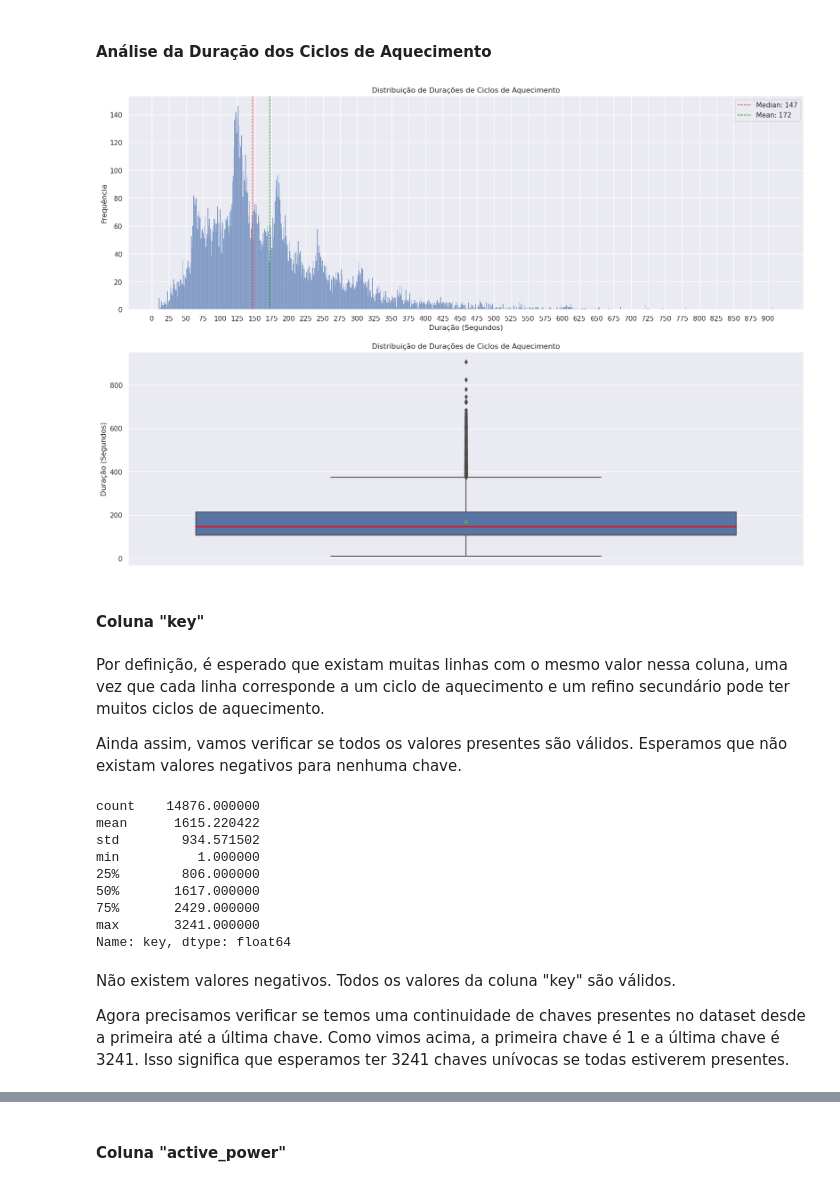
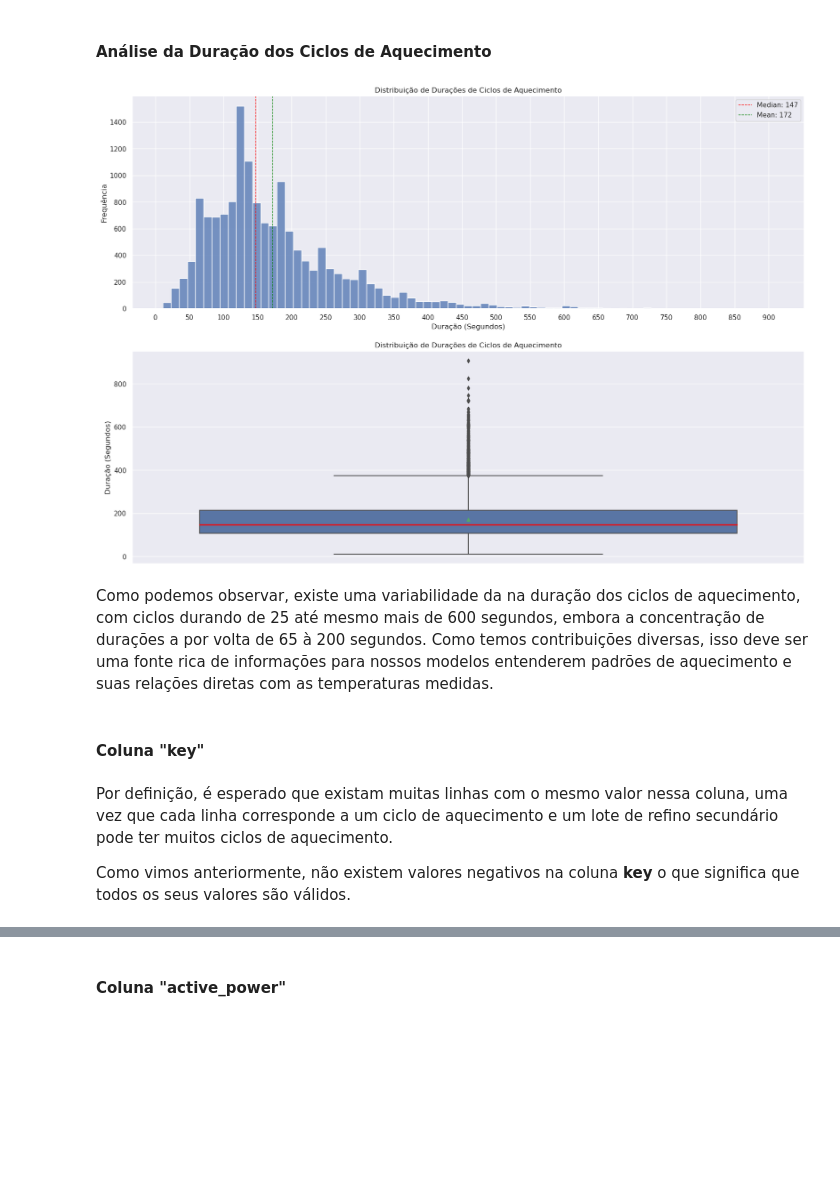
Before and after one commit to danendless/TT-Sprint17-FINAL-PROJECT, a Jupyter notebook: notebooks/steelproof_notebook_work_plan.ipynb, the cells around one changed output, grey strips where cells are left out. Saved outputs shown, nothing was run; the diff lists cells and outputs as text; code cells hidden in the pictures; blank space fills up the shorter version.

```diff
--- a/notebooks/steelproof_notebook_work_plan.ipynb
+++ b/notebooks/steelproof_notebook_work_plan.ipynb
@@ -329,66 +345,52 @@ data_arc_en['arc_heating_interval'] = (data_arc_en['arc_heating_end'] - data_arc
 # %%
 fig, axes = plt.subplots(2,1,figsize=(20,14))
 
-sns.histplot(data=data_arc_en,x='arc_heating_interval',ax=axes[0],discrete=True)
+sns.histplot(data=data_arc_en,x='arc_heating_interval',ax=axes[0],discrete=False,bins=75)
 
 axes[0].set_title("Distribuição de Durações de Ciclos de Aquecimento")
 axes[0].set_xlabel("Duração (Segundos)")
 axes[0].set_ylabel("Frequência")
 start = 0
 end = 900
-stepsize=25
+stepsize=50
 axes[0].set_xticks(np.arange(start,end+stepsize,stepsize))
 
 
 
 median_val = data_arc_en['arc_heating_interval'].median()
 axes[0].axvline(
     x=median_val,
     color="red",
     linestyle="--",
     linewidth=1,
     label=f"Median: {median_val:.0f}"
 )
 
 mean_val = data_arc_en['arc_heating_interval'].mean()
 axes[0].axvline(
     x=mean_val,
     color="green",
     linestyle="--",
     linewidth=1,
     label=f"Mean: {mean_val:.0f}"
 )
 
 axes[0].legend()
 
 
 sns.boxplot(y=data_arc_en['arc_heating_interval'],ax=axes[1],medianprops={"color":"red","linewidth":2},showmeans=True)
 
 axes[1].set_title("Distribuição de Durações de Ciclos de Aquecimento")
 axes[1].set_ylabel("Duração (Segundos)")
 
 plt.show()
 # %% [output]
-[figure, old version]
+[figure, new version]
+# %% [markdown]
+Como podemos observar, existe uma variabilidade da na duração dos ciclos de aquecimento, com ciclos durando de 25 até mesmo mais de 600 segundos, embora a concentração de durações a por volta de 65 à 200 segundos. Como temos contribuições diversas, isso deve ser uma fonte rica de informações para nossos modelos entenderem padrões de aquecimento e suas relações diretas com as temperaturas medidas.
 # %% [markdown]
 ####  Coluna "key"
 # %% [markdown]
-Por definição, é esperado que existam muitas linhas com o mesmo valor nessa coluna, uma vez que cada linha corresponde a um ciclo de aquecimento e um refino secundário pode ter muitos ciclos de aquecimento.
+Por definição, é esperado que existam muitas linhas com o mesmo valor nessa coluna, uma vez que cada linha corresponde a um ciclo de aquecimento e um lote de refino secundário pode ter muitos ciclos de aquecimento.
 
-Ainda assim, vamos verificar se todos os valores presentes são válidos. Esperamos que não existam valores negativos para nenhuma chave.
+Como vimos anteriormente, não existem valores negativos na coluna **key** o que significa que todos os seus valores são válidos.
-# %%
-data_arc_en['key'].describe()
-# %% [output]
-count    14876.000000
-mean      1615.220422
-std        934.571502
-min          1.000000
-25%        806.000000
-50%       1617.000000
-75%       2429.000000
-max       3241.000000
-Name: key, dtype: float64
-# %% [markdown]
-Não existem valores negativos. Todos os valores da coluna "key" são válidos.
-
-Agora precisamos verificar se temos uma continuidade de chaves presentes no dataset desde a primeira até a última chave. Como vimos acima, a primeira chave é 1 e a última chave é 3241. Isso significa que esperamos ter 3241 chaves unívocas se todas estiverem presentes.
```
Also changed, not shown: parts of 71 cells of this notebook.
